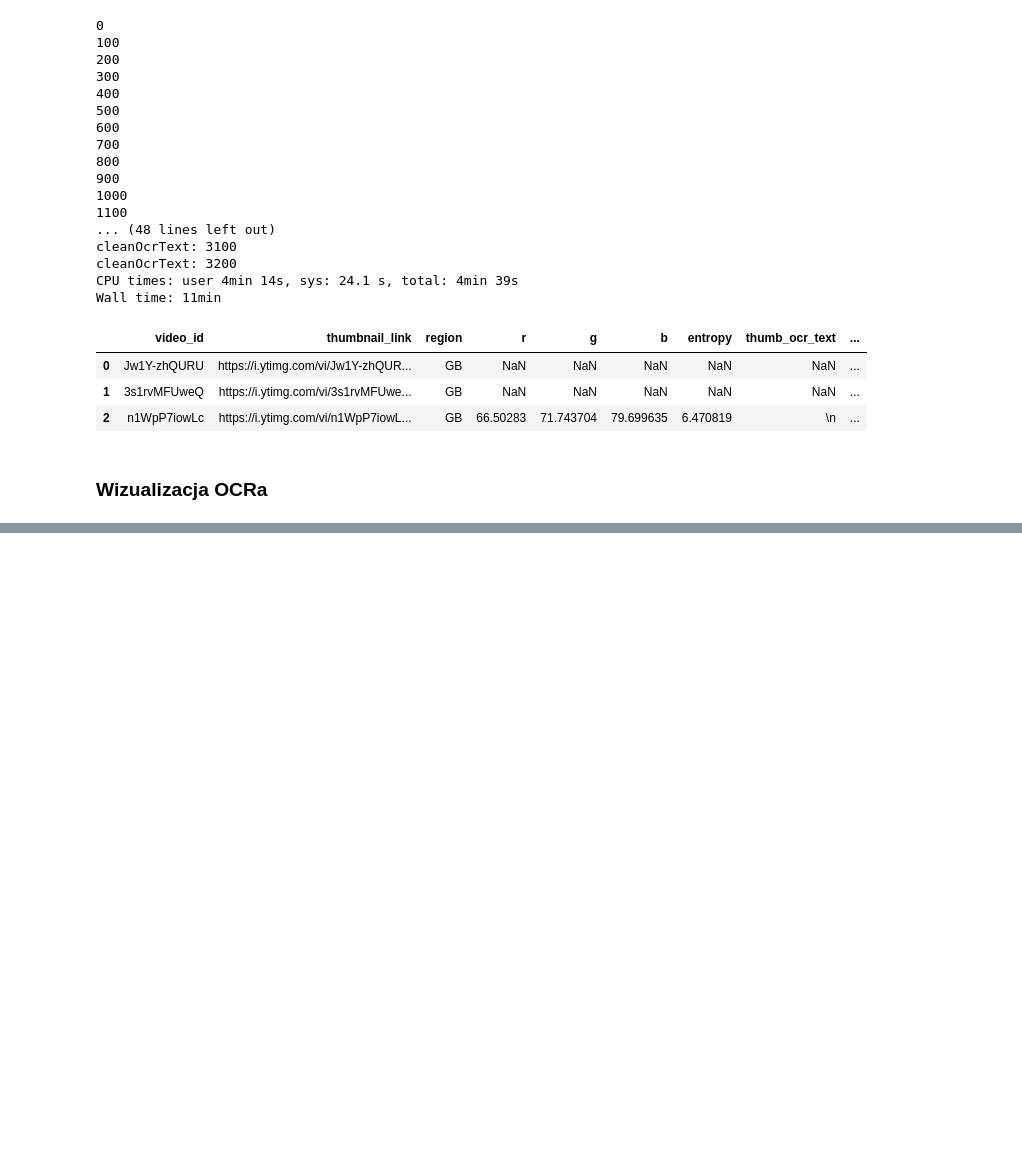
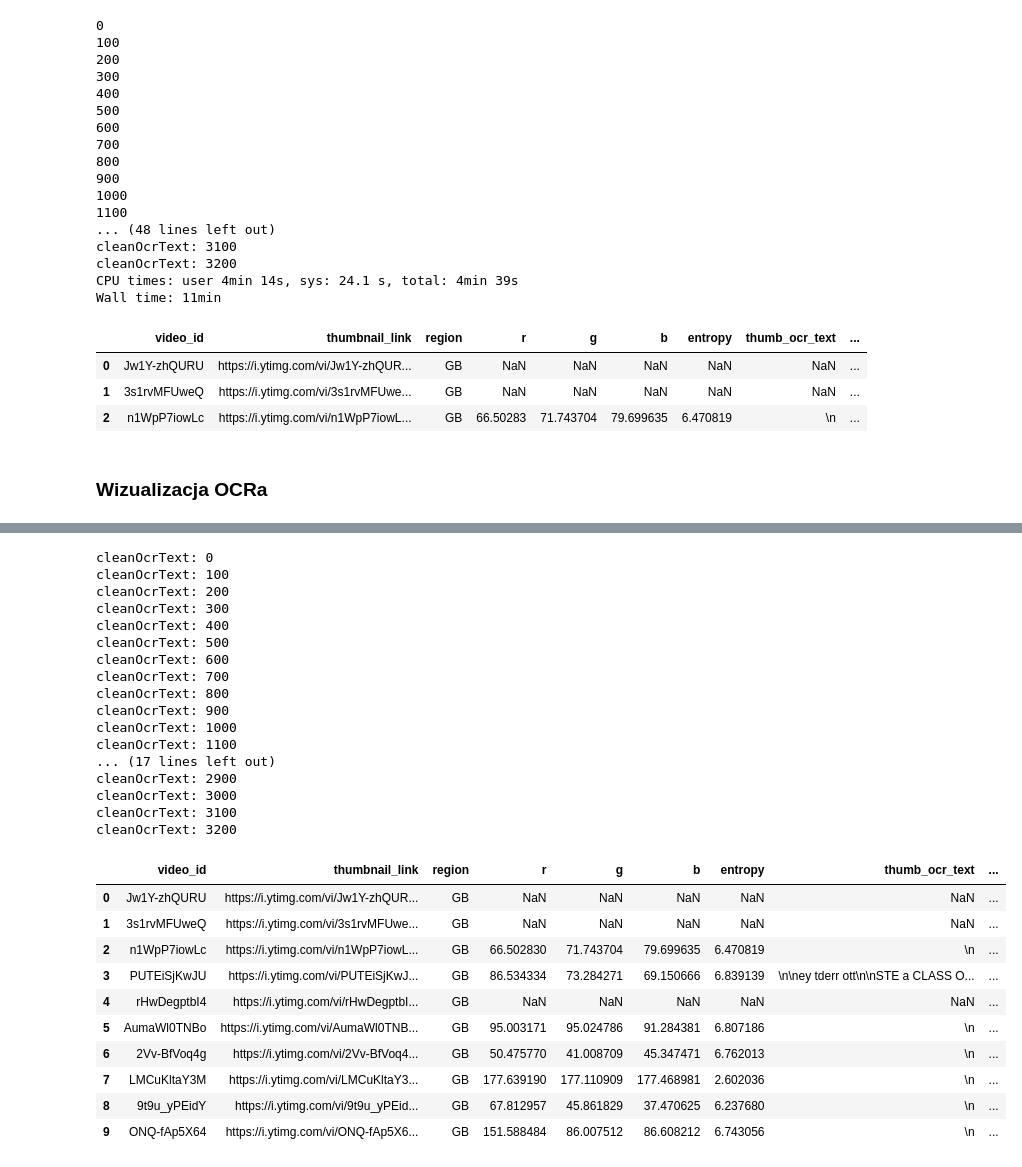
Before and after one commit to AdamKlejda/PED_YT, a Jupyter notebook: Etap2LiLatee_GB.ipynb, the cells around one changed output, grey strips where cells are left out. Drawn from its saved outputs; the diff is of its cells as text; code cells hidden in the pictures; blank space fills up the shorter version.

Commit message:
Etap2, ocrV2 done, before cuda

```diff
--- a/Etap2LiLatee_GB.ipynb
+++ b/Etap2LiLatee_GB.ipynb
@@ -147,7 +162,8 @@ Wall time: 11min
 | 1 | 3s1rvMFUweQ | https://i.ytimg.com/vi/3s1rvMFUwe... | GB | NaN | NaN | NaN | NaN | NaN | ... |
 | 2 | n1WpP7iowLc | https://i.ytimg.com/vi/n1WpP7iowL... | GB | 66.50283 | 71.743704 | 79.699635 | 6.470819 | \n | ... |
 # %%
-df = pd.read_csv(f"./our_data/etap2_{region}.csv")
+df = pd.read_csv(f"./our_data/etap2_{region}-tesseract.csv")
+df = df.set_index("video_id")
 # %%
 ocr_videos = df.loc[df.clean_thumb_ocr_text != '',:][["video_id","thumb_ocr_text","clean_thumb_ocr_text"]]
 ocr_videos.shape
@@ -180,0 +272,3 @@ print(df.shape)
+# %%
+df_ocr = pd.read_csv(f"./our_data/etap2_ocr_{region}.csv")
+df_ocr[:5]
@@ -180,0 +282,6 @@ print(df.shape)
+# %%
+df_ocr = df_ocr.groupby(by="video_id",axis=0)["ocr_text"].apply(lambda x: ' '.join(x)).reset_index()
+df_ocr = df_ocr.set_index("video_id")
+df = df.join(df_ocr).reset_index()
+df = df.rename(columns={"ocr_text":"thumb_ocr_text_V2"})
+df[:5]
@@ -180,0 +295,33 @@ print(df.shape)
+# %%
+df["clean_thumb_ocr_text_V2"] = df.apply(lambda row: cleanOcrText(row.thumb_ocr_text_V2), axis=1)
+df.to_csv(f"./our_data/etap2_{region}-V2.csv", index=False)
+df[:10]
+# %% [output]
+cleanOcrText: 0
+cleanOcrText: 100
+cleanOcrText: 200
+cleanOcrText: 300
+cleanOcrText: 400
+cleanOcrText: 500
+cleanOcrText: 600
+cleanOcrText: 700
+cleanOcrText: 800
+cleanOcrText: 900
+cleanOcrText: 1000
+cleanOcrText: 1100
+... (17 lines left out)
+cleanOcrText: 2900
+cleanOcrText: 3000
+cleanOcrText: 3100
+cleanOcrText: 3200
+|  | video_id | thumbnail_link | region | r | g | b | entropy | thumb_ocr_text | ... |
+| 0 | Jw1Y-zhQURU | https://i.ytimg.com/vi/Jw1Y-zhQUR... | GB | NaN | NaN | NaN | NaN | NaN | ... |
+| 1 | 3s1rvMFUweQ | https://i.ytimg.com/vi/3s1rvMFUwe... | GB | NaN | NaN | NaN | NaN | NaN | ... |
+| 2 | n1WpP7iowLc | https://i.ytimg.com/vi/n1WpP7iowL... | GB | 66.502830 | 71.743704 | 79.699635 | 6.470819 | \n | ... |
+| 3 | PUTEiSjKwJU | https://i.ytimg.com/vi/PUTEiSjKwJ... | GB | 86.534334 | 73.284271 | 69.150666 | 6.839139 | \n\ney tderr ott\n\nSTE a CLASS O... | ... |
+| 4 | rHwDegptbI4 | https://i.ytimg.com/vi/rHwDegptbI... | GB | NaN | NaN | NaN | NaN | NaN | ... |
+| 5 | AumaWl0TNBo | https://i.ytimg.com/vi/AumaWl0TNB... | GB | 95.003171 | 95.024786 | 91.284381 | 6.807186 | \n | ... |
+| 6 | 2Vv-BfVoq4g | https://i.ytimg.com/vi/2Vv-BfVoq4... | GB | 50.475770 | 41.008709 | 45.347471 | 6.762013 | \n | ... |
+| 7 | LMCuKltaY3M | https://i.ytimg.com/vi/LMCuKltaY3... | GB | 177.639190 | 177.110909 | 177.468981 | 2.602036 | \n | ... |
+| 8 | 9t9u_yPEidY | https://i.ytimg.com/vi/9t9u_yPEid... | GB | 67.812957 | 45.861829 | 37.470625 | 6.237680 | \n | ... |
+| 9 | ONQ-fAp5X64 | https://i.ytimg.com/vi/ONQ-fAp5X6... | GB | 151.588484 | 86.007512 | 86.608212 | 6.743056 | \n | ... |
```
Also changed, not shown: parts of 14 cells of this notebook, 5 other files.
